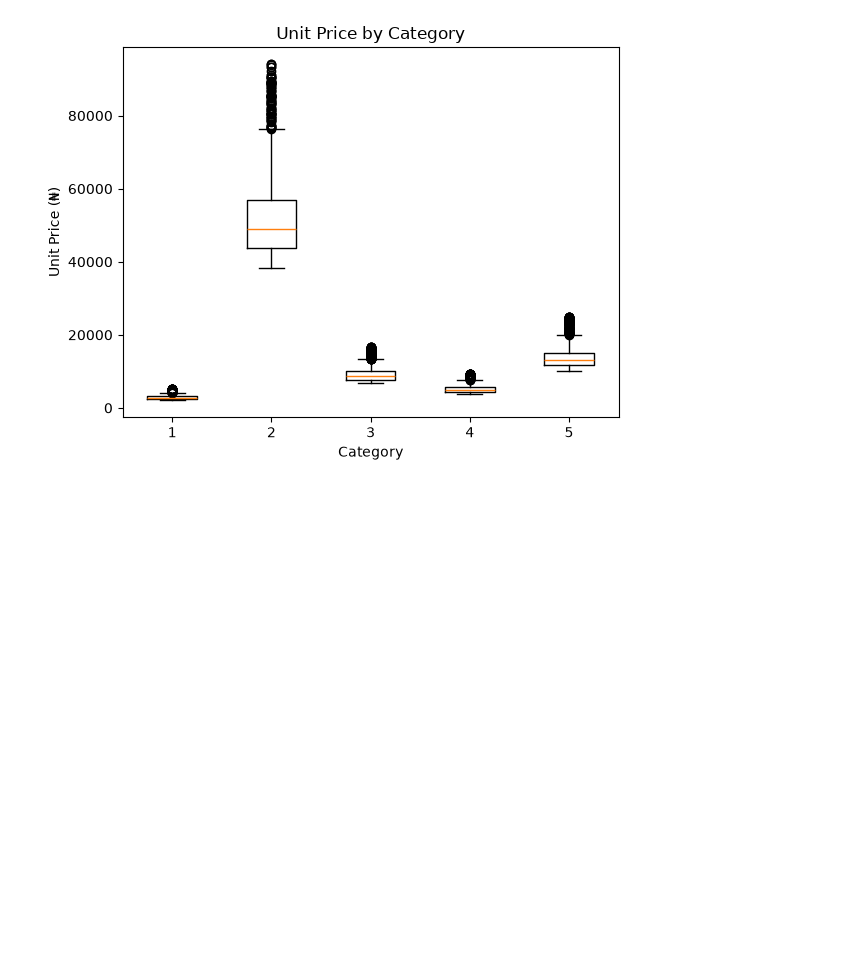
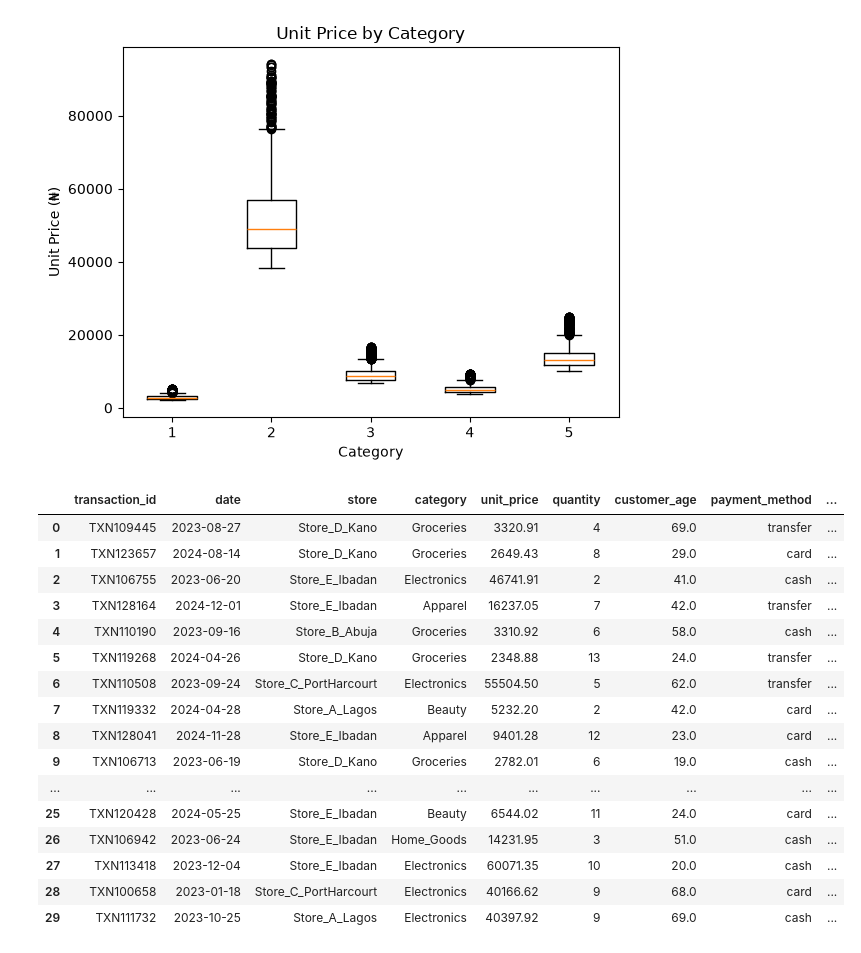
Before and after one commit to Ogidi-Peter/Retailpulse, a Jupyter notebook: notebook/02_eda_visualization.ipynb, the cells around one changed output. Saved outputs shown, nothing was run; the diff lists cells and outputs as text; code cells hidden in the pictures; blank space fills up the shorter version.

```diff
--- a/notebook/02_eda_visualization.ipynb
+++ b/notebook/02_eda_visualization.ipynb
@@ -4,6 +4,9 @@ import seaborn as sns
 import pandas as pd
 # %%
 R_visual = pd.read_csv('../Data/Processed/sales_clean.csv')
+
+R_visual['date'] = pd.to_datetime(R_visual['date'])
+R_visual['months'] = R_visual['date'].dt.to_period('M')
 R_visual
 # %% [output]
 |  | transaction_id | date | store | category | unit_price | quantity | customer_age | payment_method | ... |
@@ -214,3 +218,23 @@ plt.ylabel("Unit Price (₦)")
 plt.show()
 # %% [output]
 [figure]
+# %%
+R_visual.head(30)
+# %% [output]
+|  | transaction_id | date | store | category | unit_price | quantity | customer_age | payment_method | ... |
+| 0 | TXN109445 | 2023-08-27 | Store_D_Kano | Groceries | 3320.91 | 4 | 69.0 | transfer | ... |
+| 1 | TXN123657 | 2024-08-14 | Store_D_Kano | Groceries | 2649.43 | 8 | 29.0 | card | ... |
+| 2 | TXN106755 | 2023-06-20 | Store_E_Ibadan | Electronics | 46741.91 | 2 | 41.0 | cash | ... |
+| 3 | TXN128164 | 2024-12-01 | Store_E_Ibadan | Apparel | 16237.05 | 7 | 42.0 | transfer | ... |
+| 4 | TXN110190 | 2023-09-16 | Store_B_Abuja | Groceries | 3310.92 | 6 | 58.0 | cash | ... |
+| 5 | TXN119268 | 2024-04-26 | Store_D_Kano | Groceries | 2348.88 | 13 | 24.0 | transfer | ... |
+| 6 | TXN110508 | 2023-09-24 | Store_C_PortHarcourt | Electronics | 55504.50 | 5 | 62.0 | transfer | ... |
+| 7 | TXN119332 | 2024-04-28 | Store_A_Lagos | Beauty | 5232.20 | 2 | 42.0 | card | ... |
+| 8 | TXN128041 | 2024-11-28 | Store_E_Ibadan | Apparel | 9401.28 | 12 | 23.0 | card | ... |
+| 9 | TXN106713 | 2023-06-19 | Store_D_Kano | Groceries | 2782.01 | 6 | 19.0 | cash | ... |
+| ... | ... | ... | ... | ... | ... | ... | ... | ... | ... |
+| 25 | TXN120428 | 2024-05-25 | Store_E_Ibadan | Beauty | 6544.02 | 11 | 24.0 | card | ... |
+| 26 | TXN106942 | 2023-06-24 | Store_E_Ibadan | Home_Goods | 14231.95 | 3 | 51.0 | cash | ... |
+| 27 | TXN113418 | 2023-12-04 | Store_E_Ibadan | Electronics | 60071.35 | 10 | 20.0 | cash | ... |
+| 28 | TXN100658 | 2023-01-18 | Store_C_PortHarcourt | Electronics | 40166.62 | 9 | 68.0 | card | ... |
+| 29 | TXN111732 | 2023-10-25 | Store_A_Lagos | Electronics | 40397.92 | 9 | 69.0 | cash | ... |
```
Also changed, not shown: parts of 3 cells of this notebook.
